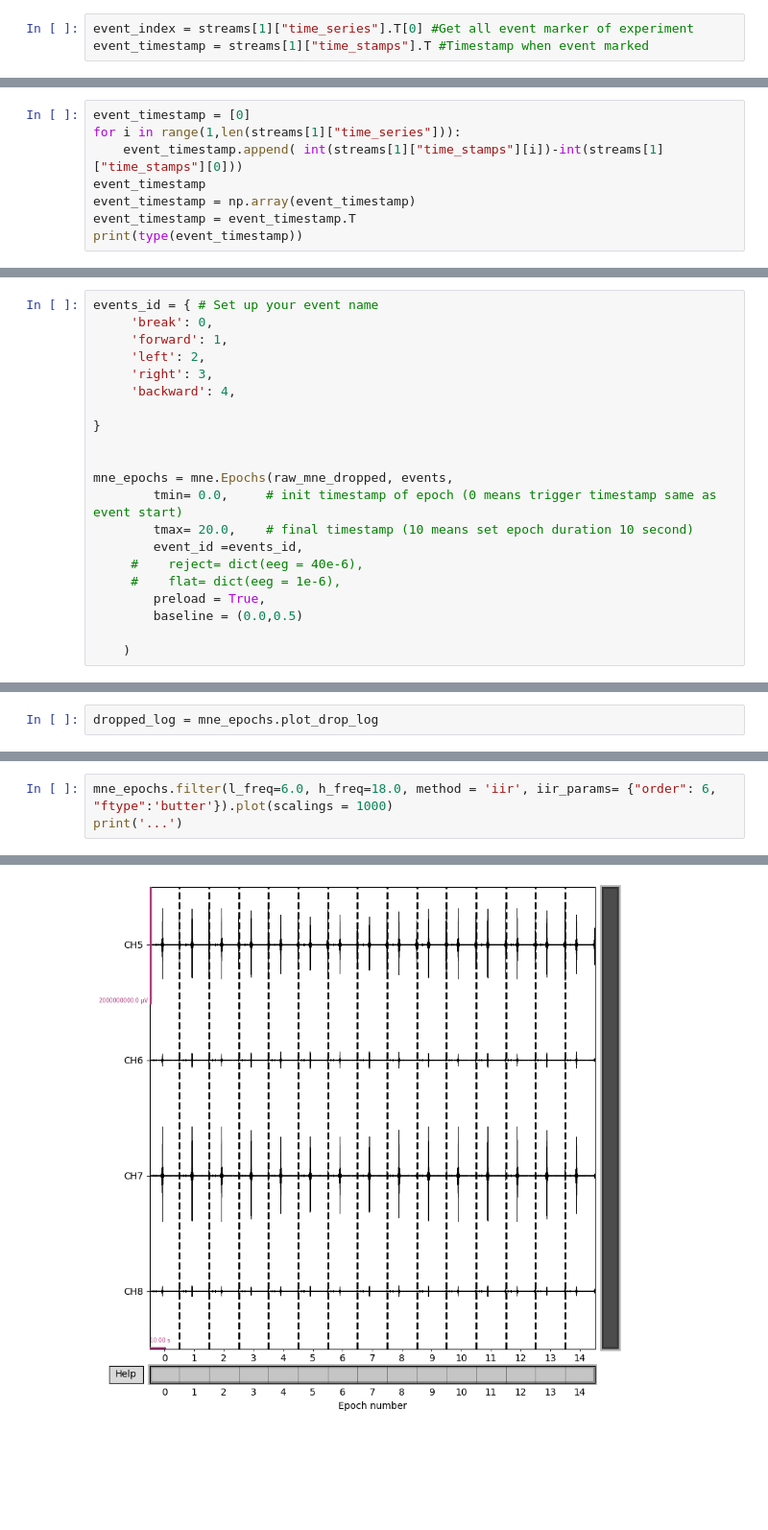
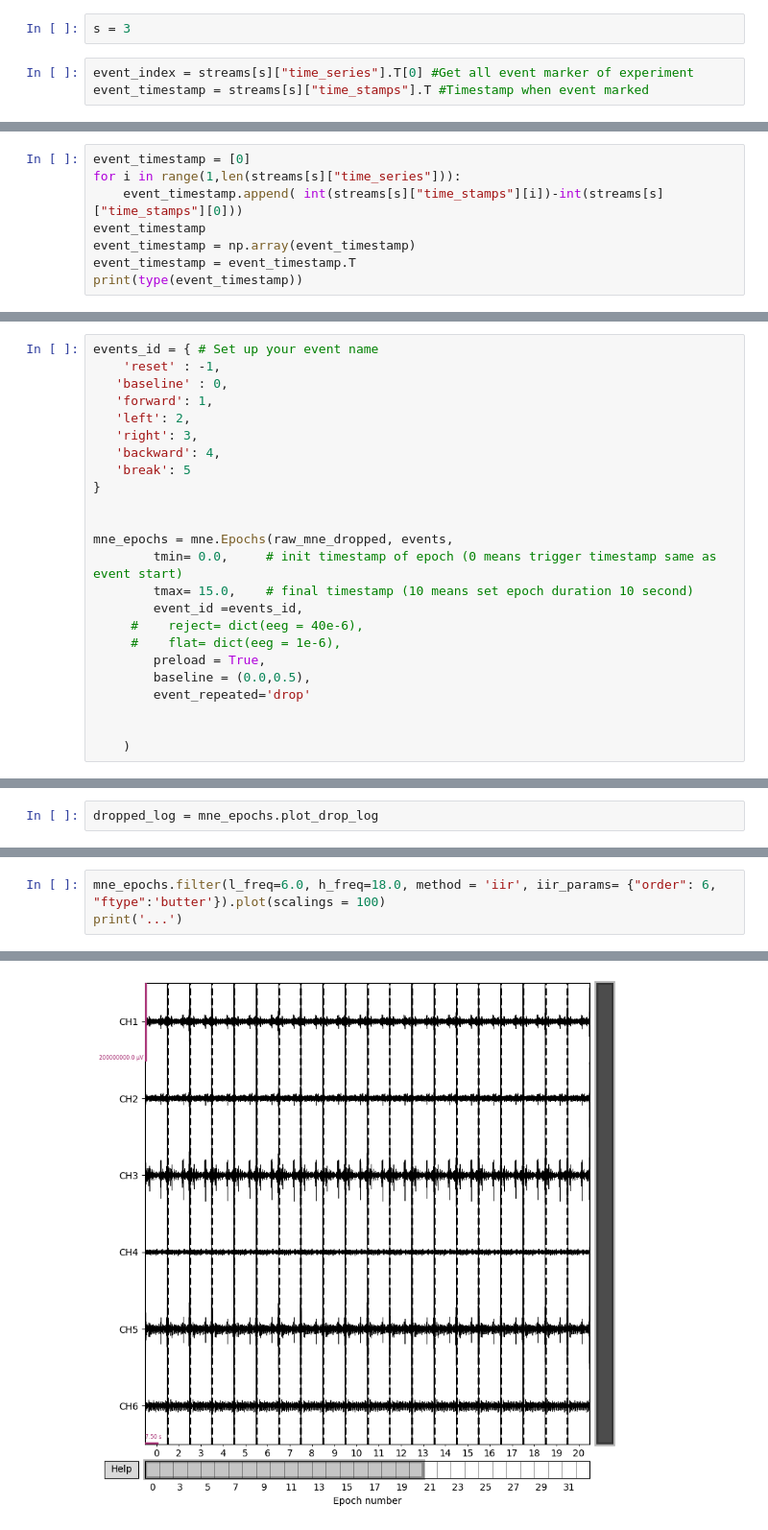
Before and after one commit to Epicsenpai/OpenTopic_BCI, a Jupyter notebook: First_acquisition/SSVEP_offline_preprocessing_V2.ipynb, the cells around one changed output, grey strips where cells are left out. Shown at 96% size. Drawn from its saved outputs; the diff is of its cells as text; blank space fills up the shorter version.

```diff
--- a/First_acquisition/SSVEP_offline_preprocessing_V2.ipynb
+++ b/First_acquisition/SSVEP_offline_preprocessing_V2.ipynb
@@ -81,6 +92,8 @@ Data
+# %%
+s = 3
 # %%
-event_index = streams[1]["time_series"].T[0] #Get all event marker of experiment
-event_timestamp = streams[1]["time_stamps"].T #Timestamp when event marked
+event_index = streams[s]["time_series"].T[0] #Get all event marker of experiment
+event_timestamp = streams[s]["time_stamps"].T #Timestamp when event marked
 # %%
 event_index
 # %% [output]
@@ -92,7 +106,7 @@ streams[1]["time_stamps"][0]
 # %%
 event_timestamp = [0]
-for i in range(1,len(streams[1]["time_series"])):
-    event_timestamp.append( int(streams[1]["time_stamps"][i])-int(streams[1]["time_stamps"][0]))
+for i in range(1,len(streams[s]["time_series"])):
+    event_timestamp.append( int(streams[s]["time_stamps"][i])-int(streams[s]["time_stamps"][0]))
 event_timestamp
 event_timestamp = np.array(event_timestamp)
 event_timestamp = event_timestamp.T
@@ -131,22 +147,25 @@ array([[  0,   0,   0],
 # %%
 events_id = { # Set up your event name
-     'break': 0,
-     'forward': 1,
-     'left': 2,
-     'right': 3,
-     'backward': 4,
-
+    'reset' : -1,
+   'baseline' : 0,
+   'forward': 1,
+   'left': 2,
+   'right': 3,
+   'backward': 4,
+   'break': 5
 }
 
 
 mne_epochs = mne.Epochs(raw_mne_dropped, events,
         tmin= 0.0,     # init timestamp of epoch (0 means trigger timestamp same as event start)
-        tmax= 20.0,    # final timestamp (10 means set epoch duration 10 second)
+        tmax= 15.0,    # final timestamp (10 means set epoch duration 10 second)
         event_id =events_id,
      #    reject= dict(eeg = 40e-6),
      #    flat= dict(eeg = 1e-6),
         preload = True,
-        baseline = (0.0,0.5)
+        baseline = (0.0,0.5),
+        event_repeated='drop'
+
 
     )
 # %% [output]
@@ -183,15 +204,15 @@ Using matplotlib as 2D backend.
 # %%
-mne_epochs.filter(l_freq=6.0, h_freq=18.0, method = 'iir', iir_params= {"order": 6, "ftype":'butter'}).plot(scalings = 1000)
+mne_epochs.filter(l_freq=6.0, h_freq=18.0, method = 'iir', iir_params= {"order": 6, "ftype":'butter'}).plot(scalings = 100)
 print('...')
 # %% [output]
 Setting up band-pass filter from 6 - 18 Hz
 
 IIR filter parameters
 ---------------------
 Butterworth bandpass zero-phase (two-pass forward and reverse) non-causal filter:
 - Filter order 24 (effective, after forward-backward)
 - Cutoffs at 6.00, 18.00 Hz: -6.02, -6.02 dB
-[figure, old version]
+[figure, new version]
 ...
 # %%
 print(mne_epochs.get_data().shape)
```
Also changed, not shown: parts of 47 cells of this notebook.
